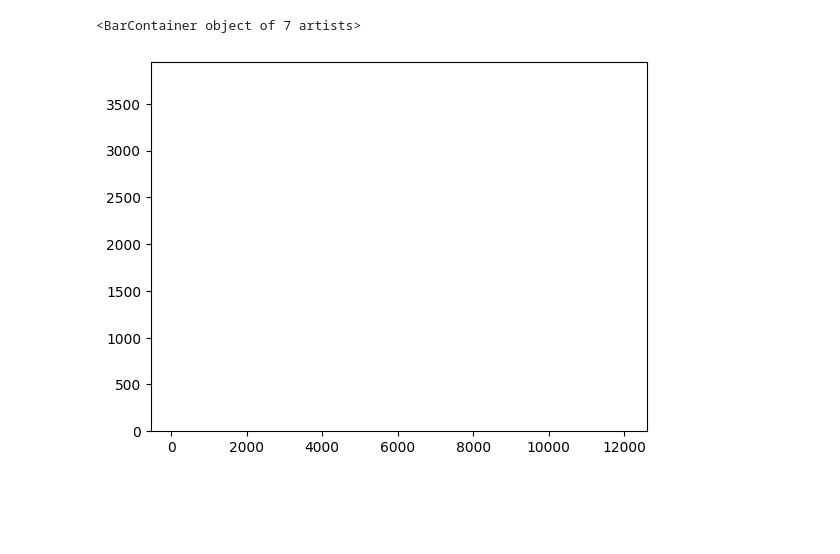
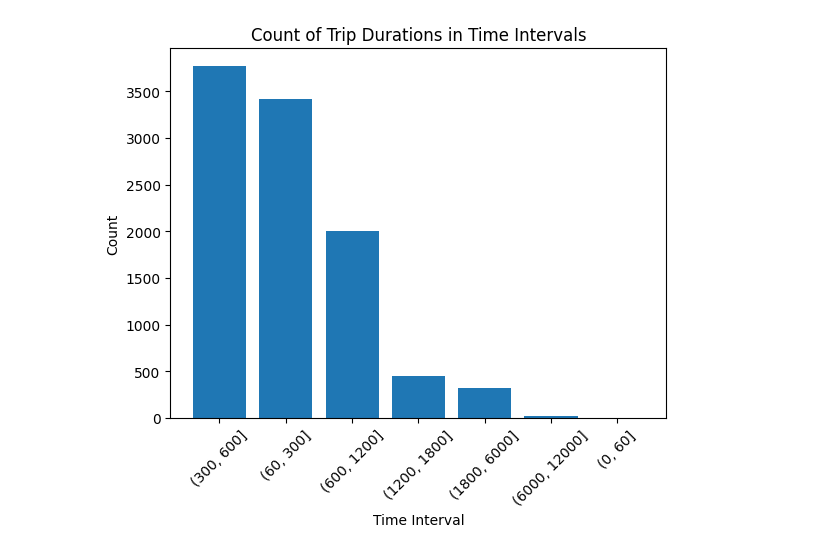
Before and after one commit to lukasschirren/nyc_bike_rental, a Jupyter notebook: Sophia_Workspace.ipynb, the cells around one changed output. Drawn from its saved outputs; the diff is of its cells as text; code cells hidden in the pictures; blank space fills up the shorter version.

```diff
--- a/Sophia_Workspace.ipynb
+++ b/Sophia_Workspace.ipynb
@@ -55,17 +128,23 @@ stations
-# %%
-cd1= cd[cd['Trip Duration'] < 1000000]
-cd1=cd1.iloc[1:10000]
-cd2=cd1['Trip Duration']
-#cd2[(cd2<600) & (cd2 > 300)].count()
-
-
-time_int = [0,60,300,600,1200,1800,6000,12000]
-counts = []
-for x in range(len(time_int)-1):
-    count = cd2[(cd2 > time_int[x]) & (cd2 < time_int[x+1])].count()
-    counts.append(count)
-
-plt.bar(x=time_int[1:len(counts)+1], height=counts)
-# %% [output]
-<BarContainer object of 7 artists>
-[figure, removed]
+# %%
+cd1 = cd[cd['Trip Duration'] < 1000000].iloc[1:10000]
+
+# Define time intervals
+time_intervals = [0, 60, 300, 600, 1200, 1800, 6000, 12000]
+
+# Categorize 'Trip Duration' into time intervals
+#cd1['Time Interval'] = pd.cut(cd1['Trip Duration'], bins=time_intervals)
+
+# Count the occurrences in each time interval
+#counts = cd1['Time Interval'].value_counts().sort_index()
+
+counts = pd.cut(cd1['Trip Duration'], bins=time_intervals).value_counts()
+
+# Plotting
+plt.bar(x=counts.index.astype(str), height=counts)
+plt.xlabel('Time Interval')
+plt.ylabel('Count')
+plt.title('Count of Trip Durations in Time Intervals')
+plt.xticks(rotation=45)
+plt.show()
+# %% [output]
+[figure, added]
```
Also changed, not shown: parts of 8 cells of this notebook.
